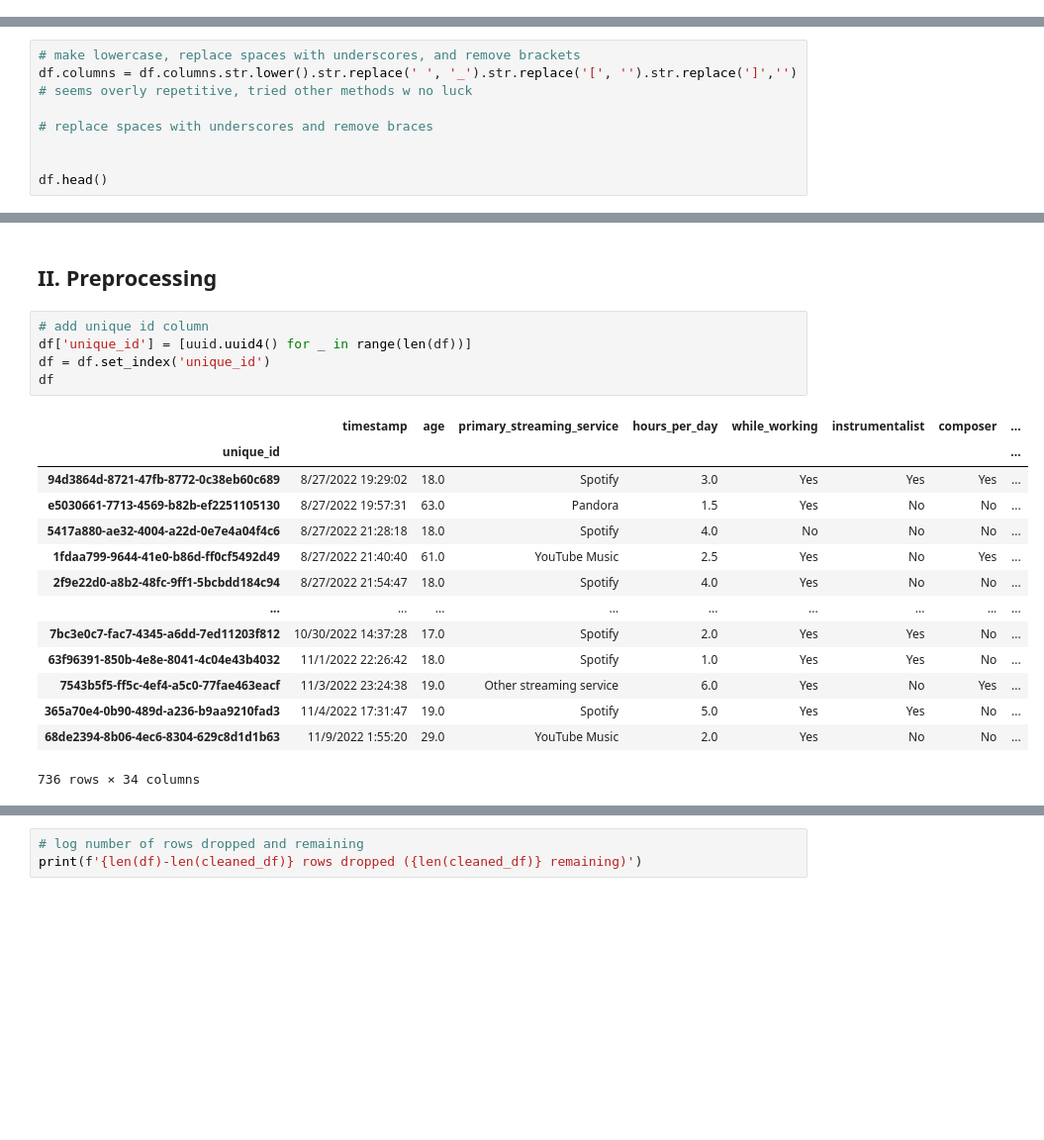
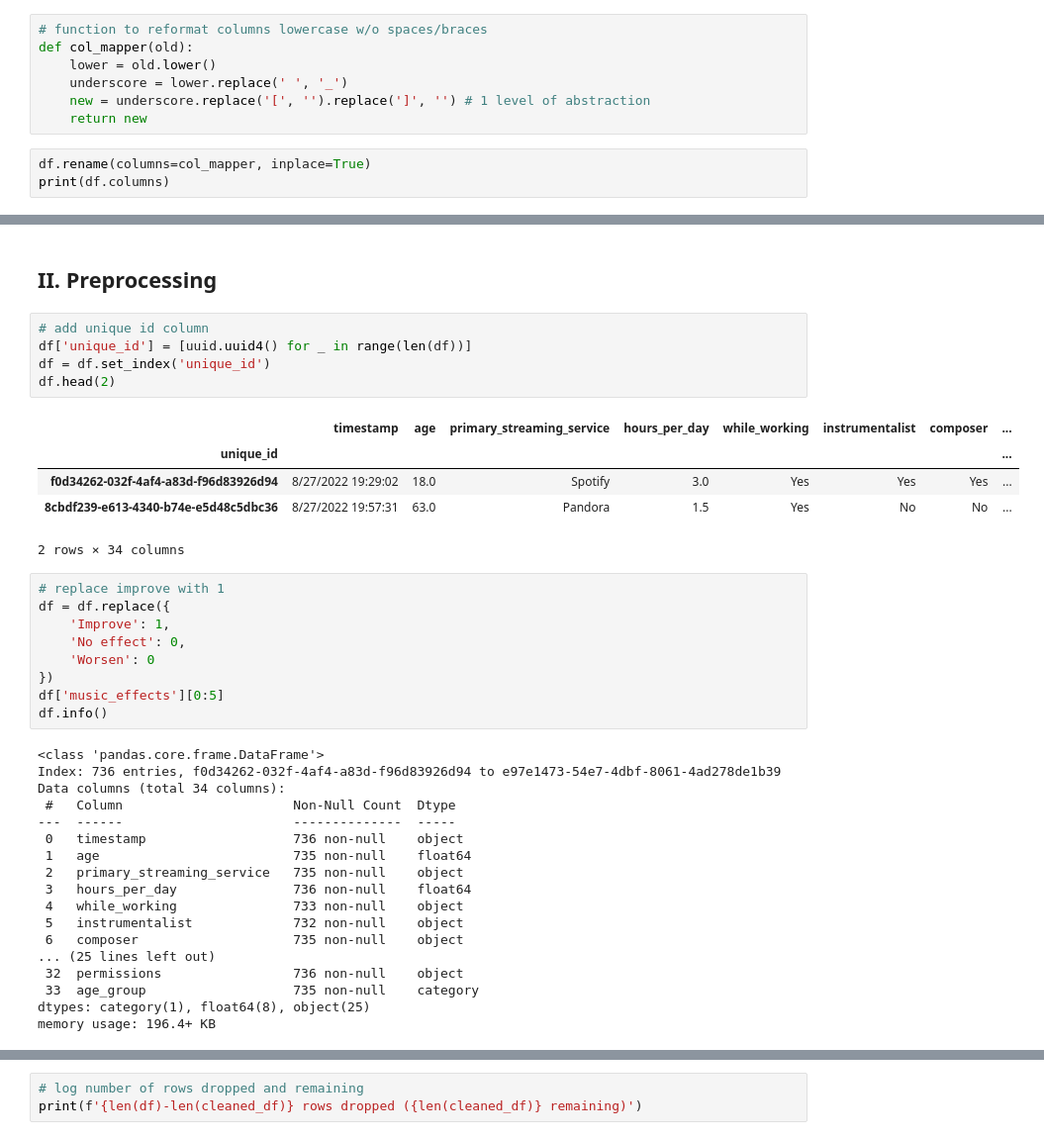
Before and after one commit to gfsiciliani/music-health, a Jupyter notebook: notebook.ipynb, the cells around one changed output, grey strips where cells are left out. Shown: that part at 99% size. Cells and saved outputs as stored; diff of their text form; blank space fills up the shorter version.

Commit message:
replaced with new file and preprocessing iterations

```diff
--- a/notebook.ipynb
+++ b/notebook.ipynb
@@ -30,0 +35,10 @@ df.head()
+# %%
+# function to reformat columns lowercase w/o spaces/braces
+def col_mapper(old):
+    lower = old.lower()
+    underscore = lower.replace(' ', '_')
+    new = underscore.replace('[', '').replace(']', '') # 1 level of abstraction
+    return new
+# %%
+df.rename(columns=col_mapper, inplace=True)
+print(df.columns)
@@ -59,8 +81,0 @@ memory usage: 189.9+ KB
-# %%
-# make lowercase, replace spaces with underscores, and remove brackets
-df.columns = df.columns.str.lower().str.replace(' ', '_').str.replace('[', '').str.replace(']','') # seems overly repetitive, tried other methods w no luck
-
-# replace spaces with underscores and remove braces
-
-
-df.head()
@@ -119,23 +113,41 @@ plt.show()
 # %%
 # add unique id column
 df['unique_id'] = [uuid.uuid4() for _ in range(len(df))]
 df = df.set_index('unique_id')
-df
+df.head(2)
 # %% [output]
 |  | timestamp | age | primary_streaming_service | hours_per_day | while_working | instrumentalist | composer | ... |
 | unique_id |  |  |  |  |  |  |  | ... |
-| 94d3864d-8721-47fb-8772-0c38eb60c689 | 8/27/2022 19:29:02 | 18.0 | Spotify | 3.0 | Yes | Yes | Yes | ... |
-| e5030661-7713-4569-b82b-ef2251105130 | 8/27/2022 19:57:31 | 63.0 | Pandora | 1.5 | Yes | No | No | ... |
-| 5417a880-ae32-4004-a22d-0e7e4a04f4c6 | 8/27/2022 21:28:18 | 18.0 | Spotify | 4.0 | No | No | No | ... |
-| 1fdaa799-9644-41e0-b86d-ff0cf5492d49 | 8/27/2022 21:40:40 | 61.0 | YouTube Music | 2.5 | Yes | No | Yes | ... |
-| 2f9e22d0-a8b2-48fc-9ff1-5bcbdd184c94 | 8/27/2022 21:54:47 | 18.0 | Spotify | 4.0 | Yes | No | No | ... |
-| ... | ... | ... | ... | ... | ... | ... | ... | ... |
-| 7bc3e0c7-fac7-4345-a6dd-7ed11203f812 | 10/30/2022 14:37:28 | 17.0 | Spotify | 2.0 | Yes | Yes | No | ... |
-| 63f96391-850b-4e8e-8041-4c04e43b4032 | 11/1/2022 22:26:42 | 18.0 | Spotify | 1.0 | Yes | Yes | No | ... |
-| 7543b5f5-ff5c-4ef4-a5c0-77fae463eacf | 11/3/2022 23:24:38 | 19.0 | Other streaming service | 6.0 | Yes | No | Yes | ... |
-| 365a70e4-0b90-489d-a236-b9aa9210fad3 | 11/4/2022 17:31:47 | 19.0 | Spotify | 5.0 | Yes | Yes | No | ... |
-| 68de2394-8b06-4ec6-8304-629c8d1d1b63 | 11/9/2022 1:55:20 | 29.0 | YouTube Music | 2.0 | Yes | No | No | ... |
+| f0d34262-032f-4af4-a83d-f96d83926d94 | 8/27/2022 19:29:02 | 18.0 | Spotify | 3.0 | Yes | Yes | Yes | ... |
+| 8cbdf239-e613-4340-b74e-e5d48c5dbc36 | 8/27/2022 19:57:31 | 63.0 | Pandora | 1.5 | Yes | No | No | ... |
-736 rows × 34 columns
+2 rows × 34 columns
+# %%
+# replace improve with 1
+df = df.replace({
+    'Improve': 1,
+    'No effect': 0,
+    'Worsen': 0
+})
+df['music_effects'][0:5]
+df.info()
+# %% [output]
+<class 'pandas.core.frame.DataFrame'>
+Index: 736 entries, f0d34262-032f-4af4-a83d-f96d83926d94 to e97e1473-54e7-4dbf-8061-4ad278de1b39
+Data columns (total 34 columns):
+ #   Column                      Non-Null Count  Dtype
+---  ------                      --------------  -----
+ 0   timestamp                   736 non-null    object
+ 1   age                         735 non-null    float64
+ 2   primary_streaming_service   735 non-null    object
+ 3   hours_per_day               736 non-null    float64
+ 4   while_working               733 non-null    object
+ 5   instrumentalist             732 non-null    object
+ 6   composer                    735 non-null    object
+... (25 lines left out)
+ 32  permissions                 736 non-null    object
+ 33  age_group                   735 non-null    category
+dtypes: category(1), float64(8), object(25)
+memory usage: 196.4+ KB
 # %%
 # drop unhelpful columns
 cols_to_drop = [
```
Also changed, not shown: parts of 25 cells of this notebook.
